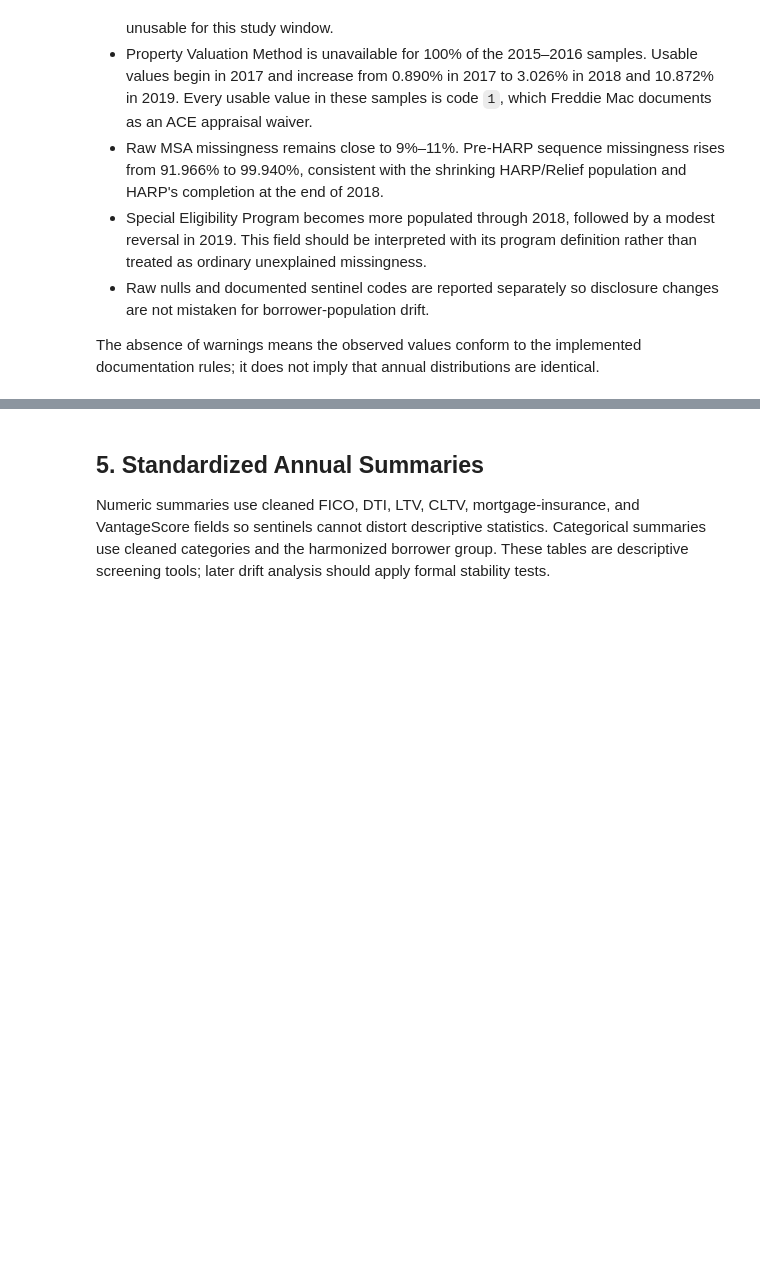
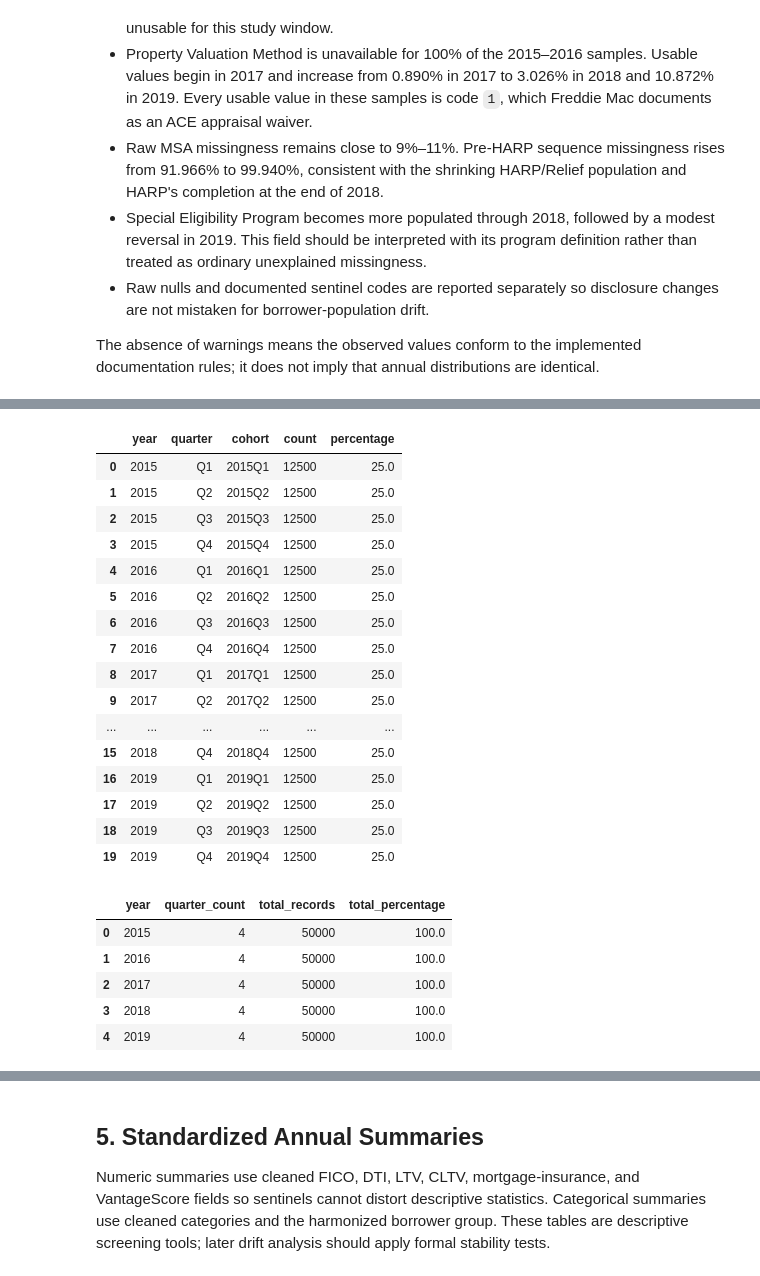
Before and after one commit to arifa1405/mortgage-model-reliability, a Jupyter notebook: notebooks/03_freddie_multi_year_origination_validation.ipynb, the cells around one changed output, grey strips where cells are left out. Drawn from its saved outputs; the diff is of its cells as text; code cells hidden in the pictures; blank space fills up the shorter version.

```diff
--- a/notebooks/03_freddie_multi_year_origination_validation.ipynb
+++ b/notebooks/03_freddie_multi_year_origination_validation.ipynb
@@ -555,0 +603,66 @@ display(validation_summary)
+# %%
+cohort_summary = pd.concat(
+    [
+        create_origination_cohort_summary(
+            cleaned_origination[year]
+        )
+        for year in YEARS
+    ],
+    ignore_index=True,
+)
+
+cohort_validation = (
+    cohort_summary
+    .groupby("year")
+    .agg(
+        quarter_count=("quarter", "nunique"),
+        total_records=("count", "sum"),
+        total_percentage=("percentage", "sum"),
+    )
+    .reset_index()
+)
+
+display(cohort_summary.round(3))
+display(cohort_validation.round(3))
+
+assert cohort_validation[
+    "quarter_count"
+].eq(4).all(), (
+    "Each annual sample must contain Q1 through Q4."
+)
+
+assert cohort_validation[
+    "total_records"
+].eq(50000).all(), (
+    "Quarterly cohort counts do not sum to 50,000."
+)
+
+assert cohort_validation[
+    "total_percentage"
+].sub(100).abs().lt(1e-9).all(), (
+    "Quarterly cohort percentages do not sum to 100%."
+)
+# %% [output]
+|  | year | quarter | cohort | count | percentage |
+| 0 | 2015 | Q1 | 2015Q1 | 12500 | 25.0 |
+| 1 | 2015 | Q2 | 2015Q2 | 12500 | 25.0 |
+| 2 | 2015 | Q3 | 2015Q3 | 12500 | 25.0 |
+| 3 | 2015 | Q4 | 2015Q4 | 12500 | 25.0 |
+| 4 | 2016 | Q1 | 2016Q1 | 12500 | 25.0 |
+| 5 | 2016 | Q2 | 2016Q2 | 12500 | 25.0 |
+| 6 | 2016 | Q3 | 2016Q3 | 12500 | 25.0 |
+| 7 | 2016 | Q4 | 2016Q4 | 12500 | 25.0 |
+| 8 | 2017 | Q1 | 2017Q1 | 12500 | 25.0 |
+| 9 | 2017 | Q2 | 2017Q2 | 12500 | 25.0 |
+| ... | ... | ... | ... | ... | ... |
+| 15 | 2018 | Q4 | 2018Q4 | 12500 | 25.0 |
+| 16 | 2019 | Q1 | 2019Q1 | 12500 | 25.0 |
+| 17 | 2019 | Q2 | 2019Q2 | 12500 | 25.0 |
+| 18 | 2019 | Q3 | 2019Q3 | 12500 | 25.0 |
+| 19 | 2019 | Q4 | 2019Q4 | 12500 | 25.0 |
+|  | year | quarter_count | total_records | total_percentage |
+| 0 | 2015 | 4 | 50000 | 100.0 |
+| 1 | 2016 | 4 | 50000 | 100.0 |
+| 2 | 2017 | 4 | 50000 | 100.0 |
+| 3 | 2018 | 4 | 50000 | 100.0 |
+| 4 | 2019 | 4 | 50000 | 100.0 |
```
Also changed, not shown: parts of 10 cells of this notebook, 2 other files.
